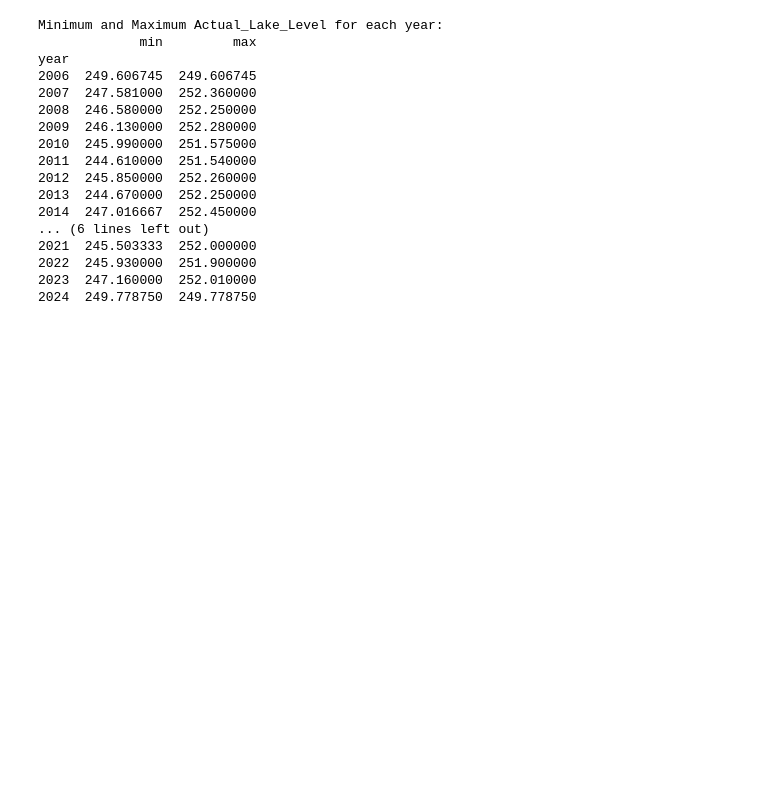
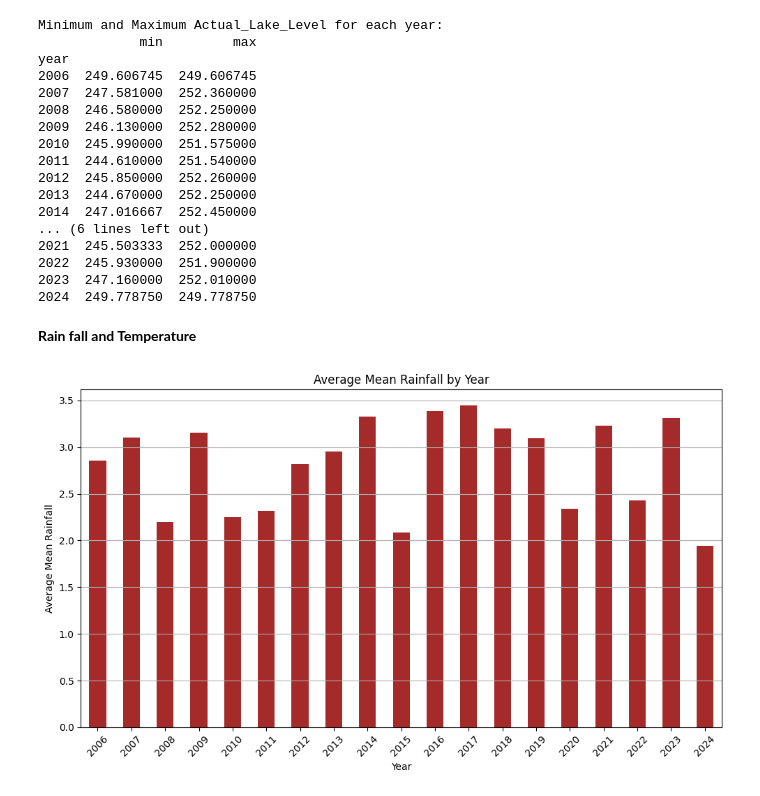
Before and after one commit to MohamamdAghaei/Acea-Smart-Water-Analytics, a Jupyter notebook: Big_Data_project_Water_Analytics.ipynb, the cells around one changed output. Saved outputs shown, nothing was run; the diff lists cells and outputs as text; code cells hidden in the pictures; blank space fills up the shorter version.

```diff
--- a/Big_Data_project_Water_Analytics.ipynb
+++ b/Big_Data_project_Water_Analytics.ipynb
@@ -277,3 +277,21 @@ year
 2022  245.930000  251.900000
 2023  247.160000  252.010000
 2024  249.778750  249.778750
+# %% [markdown]
+**Rain fall and Temperature**
+# %%
+# Group by year and calculate the mean Rainfall
+yearly_rainfall = df.groupby('year')['Mean_Rainfall'].mean()
+
+# Plotting the yearly average rainfall
+plt.figure(figsize=(10, 6))
+yearly_rainfall.plot(kind='bar', color='brown')
+plt.xlabel('Year')
+plt.ylabel('Average Mean Rainfall')
+plt.title('Average Mean Rainfall by Year')
+plt.xticks(rotation=45)
+plt.grid(axis='y')
+plt.tight_layout()
+plt.show()
+# %% [output]
+[figure, added]
```
Also changed, not shown: parts of 3 cells of this notebook.
